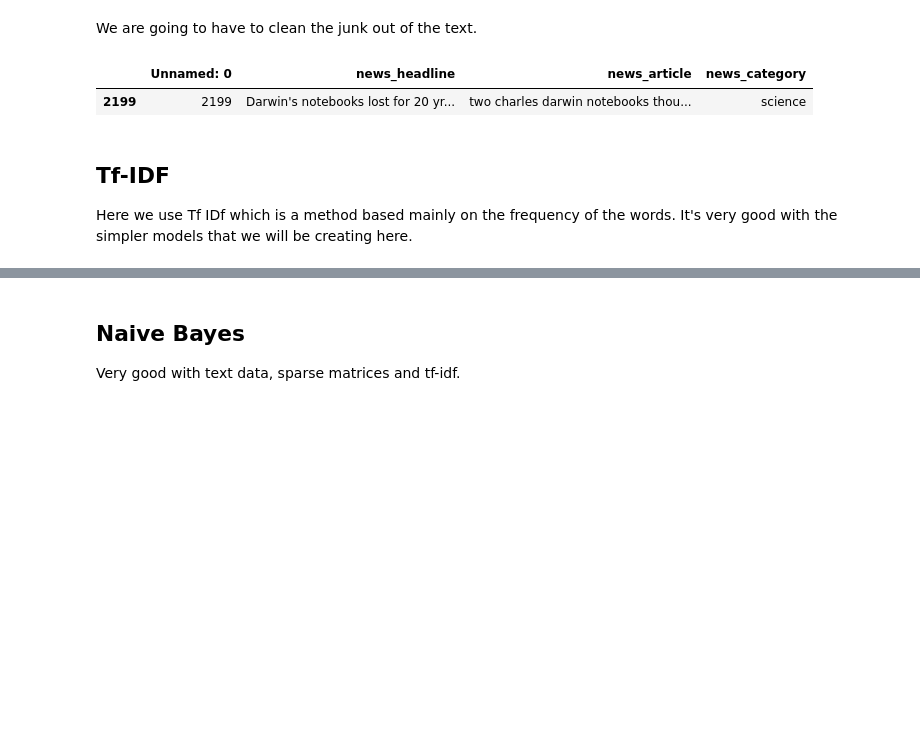
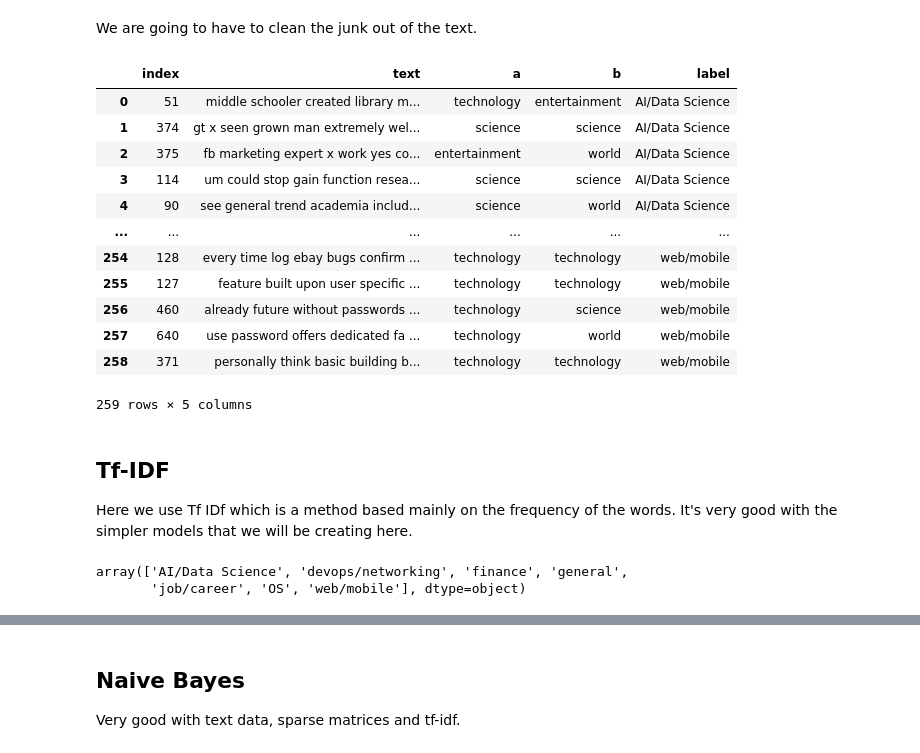
Before and after one commit to ivvlko/NLP-Factory, a Jupyter notebook: model_creation/learn-ai-bbc/topic_labelling_naive_bayes.ipynb, the cells around one changed output, grey strips where cells are left out. Saved outputs shown, nothing was run; the diff lists cells and outputs as text; code cells hidden in the pictures; blank space fills up the shorter version.

```diff
--- a/model_creation/learn-ai-bbc/topic_labelling_naive_bayes.ipynb
+++ b/model_creation/learn-ai-bbc/topic_labelling_naive_bayes.ipynb
@@ -38,0 +28,5 @@ df.shape
+# %%
+df = pd.read_csv('hn_topic_labelling.csv', header=None)
+df.columns = ['index', 'text', 'a', 'b', 'label']
+df = df.dropna()
+df.shape
@@ -66,13 +86,24 @@ def remove_stopwords(row):
     final_row = ' '.join(final_row)
     return final_row
 # %%
-df['news_article'] = df['news_article'].map(clean_text)
-df['news_article'] = df['news_article'].map(remove_stopwords)
+df['text'] = df['text'].map(clean_text)
+df['text'] = df['text'].map(remove_stopwords)
 # %%
-df.sample(1)
+df
 # %% [output]
-|  | Unnamed: 0 | news_headline | news_article | news_category |
-| 2199 | 2199 | Darwin's notebooks lost for 20 yr... | two charles darwin notebooks thou... | science |
+|  | index | text | a | b | label |
+| 0 | 51 | middle schooler created library m... | technology | entertainment | AI/Data Science |
+| 1 | 374 | gt x seen grown man extremely wel... | science | science | AI/Data Science |
+| 2 | 375 | fb marketing expert x work yes co... | entertainment | world | AI/Data Science |
+| 3 | 114 | um could stop gain function resea... | science | science | AI/Data Science |
+| 4 | 90 | see general trend academia includ... | science | world | AI/Data Science |
+| ... | ... | ... | ... | ... | ... |
+| 254 | 128 | every time log ebay bugs confirm ... | technology | technology | web/mobile |
+| 255 | 127 | feature built upon user specific ... | technology | technology | web/mobile |
+| 256 | 460 | already future without passwords ... | technology | science | web/mobile |
+| 257 | 640 | use password offers dedicated fa ... | technology | world | web/mobile |
+| 258 | 371 | personally think basic building b... | technology | technology | web/mobile |
+259 rows × 5 columns
 # %% [markdown]
 ## Tf-IDF
 
@@ -83,3 +114,8 @@ x_train = vectorizer.fit_transform(df['news_article'])
 # %%
 x_train = x_train.toarray()
+# %%
+df['label'].unique()
+# %% [output]
+array(['AI/Data Science', 'devops/networking', 'finance', 'general',
+       'job/career', 'OS', 'web/mobile'], dtype=object)
 # %%
```
Also changed, not shown: parts of 42 cells of this notebook, 14 other files.
